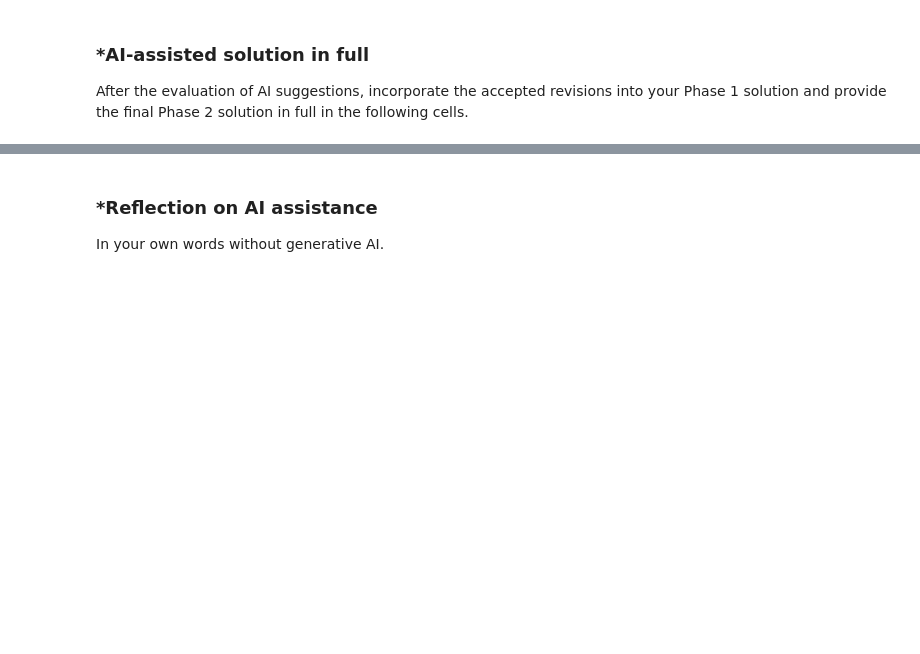
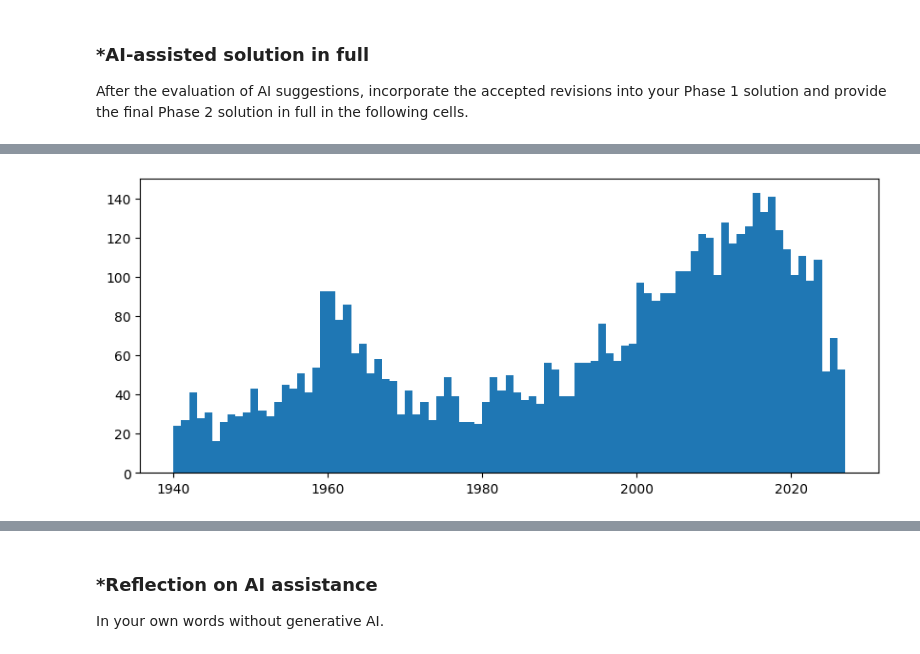
Before and after one commit to Vincent-L0/A01-data-wrangling, a Jupyter notebook: notebook.ipynb, the cells around one changed output, grey strips where cells are left out. Saved outputs shown, nothing was run; the diff lists cells and outputs as text; code cells hidden in the pictures; blank space fills up the shorter version.

```diff
--- a/notebook.ipynb
+++ b/notebook.ipynb
@@ -212,0 +414,84 @@ After the evaluation of AI suggestions, incorporate the accepted revisions into
+# %%
+# create dataframe using sharks csv file
+df_sharks = pd.read_excel('/content/GSAF5.xls')
+
+df_sharks = df_sharks.dropna(how='all', axis=1)
+
+df_sharks['Year'] = pd.to_numeric(df_sharks['Year'])
+
+# drop rows with incorrect year values (0000)
+df_sharksclean = df_sharks[df_sharks['Year'] != 0000].copy()
+
+# drop rows with missing values
+df_sharksclean = df_sharksclean.dropna(subset = ['Year'])
+
+# get range of years
+minYear = df_sharksclean['Year'].min()
+maxYear = df_sharksclean['Year'].max()
+
+print('oldest year:', minYear)
+print('newest year:', maxYear)
+
+print('years that shark attacks occured ranges from 5 to 2026')
+
+# include rows with years after & including 1940
+df_sharks_past1940 = df_sharksclean[df_sharksclean['Year'] >= 1940].copy()
+
+# create histogram based on the number of shark attacks each year
+
+# create histogram based on the number of shark attacks each year (10" by 4")
+plt.figure(figsize=(10,4))
+
+minYear_1940 = int(df_sharks_past1940['Year'].min())
+maxYear_1940 = int(df_sharks_past1940['Year'].max())
+plt.hist(df_sharks_past1940['Year'],
+         bins = range(minYear_1940, maxYear_1940 + 2))
+
+print('the frequency of shark attacks increased in frequency from 1940 to 1960, where they began to drop in frequency until 1980 when they started increasing again. Generally, shark attacks have been increasing in frequency over time')
+
+# clean age column, drop rows with ? for age and remove 's, +, and non-numeric ages
+df_sharks_past1940 = df_sharks_past1940[df_sharks_past1940['Age'] != '?']
+df_sharks_past1940['Age'] = df_sharks_past1940['Age'].str.replace("'s",'')
+df_sharks_past1940['Age'] = df_sharks_past1940['Age'].str.replace("+",'')
+
+# convert to numeric
+df_sharks_past1940['Age'] = pd.to_numeric(df_sharks_past1940['Age'], errors='coerce')
+df_sharks_past1940 = df_sharks_past1940.dropna(subset=['Age'])
+
+# create histogram based on the age of victims
+plt.figure(figsize=(10,4))
+minAge_1940 = int(df_sharks_past1940['Age'].min())
+maxAge_1940 = int(df_sharks_past1940['Age'].max())
+plt.hist(df_sharks_past1940['Age'],
+         bins = range(minAge_1940, maxAge_1940 + 2))
+
+# remove observations with missing gender
+df_sharks_past1940_genderclean = df_sharks_past1940.copy()
+df_sharks_past1940_genderclean = df_sharks_past1940.dropna(subset = ['Age'])
+
+# calculate proportion of male victims
+print((df_sharks_past1940_genderclean['Sex'] == "M").sum()/len(df_sharks_past1940_genderclean))
+
+print('0.827 is the proportion of male victims')
+
+# create copy of 1940+ shark attack dataset
+df_sharks_past1940_typefilter = df_sharks_past1940.copy()
+
+# define the three allowed types
+unknown_type = ['Unknown', 'Invalid', 'Unverified', 'Under investigation', 'Watercraft', 'Questionable', '?', 'Boat', 'Unconfirmed']
+provoked_type = ['Provoked', ' Provoked']
+unprovoked_type = ['Unprovoked', 'unprovoked', 'Sea Disaster']
+
+# sort each type into a specific type (na, Provoked, or Unprovoked) based on the recorded observation
+df_sharks_past1940_typefilter['Type'] = df_sharks_past1940_typefilter['Type'].replace(unknown_type, np.nan)
+df_sharks_past1940_typefilter['Type'] = df_sharks_past1940_typefilter['Type'].replace(provoked_type, "Provoked")
+df_sharks_past1940_typefilter['Type'] = df_sharks_past1940_typefilter['Type'].replace(unprovoked_type, "Unprovoked")
+
+# replace na with Unknown
+df_sharks_past1940_typefilter['Type'] = df_sharks_past1940_typefilter['Type'].fillna("Unknown")
+
+# calculate proportion of unprovoked victims
+print((df_sharks_past1940_typefilter['Type'] == "Unprovoked").sum()/len(df_sharks_past1940_typefilter))
+
+print('0.773 is the proportion of unprovoked victims')
+# %% [output]
@@ -212,0 +506 @@ After the evaluation of AI suggestions, incorporate the accepted revisions into
+[figure, added]
```
Also changed, not shown: parts of 11 cells of this notebook.
